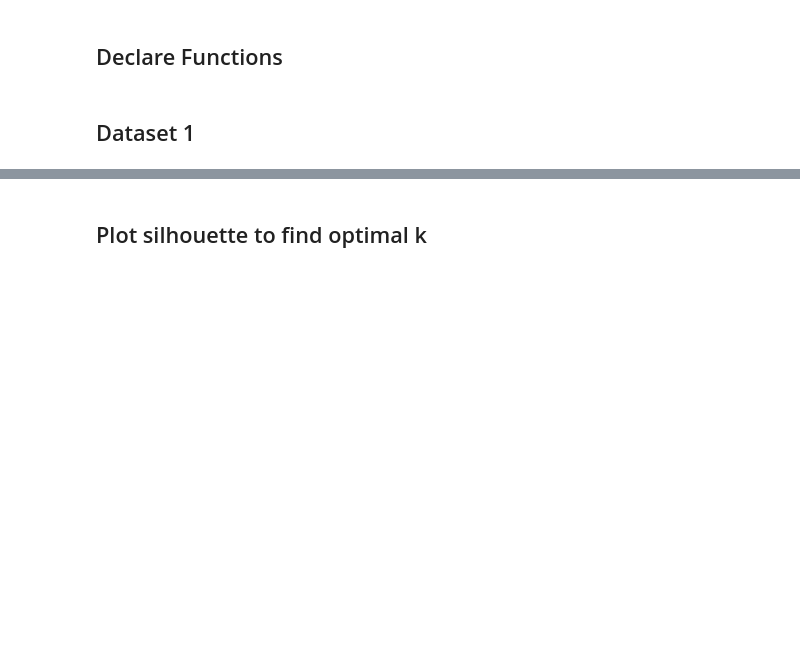
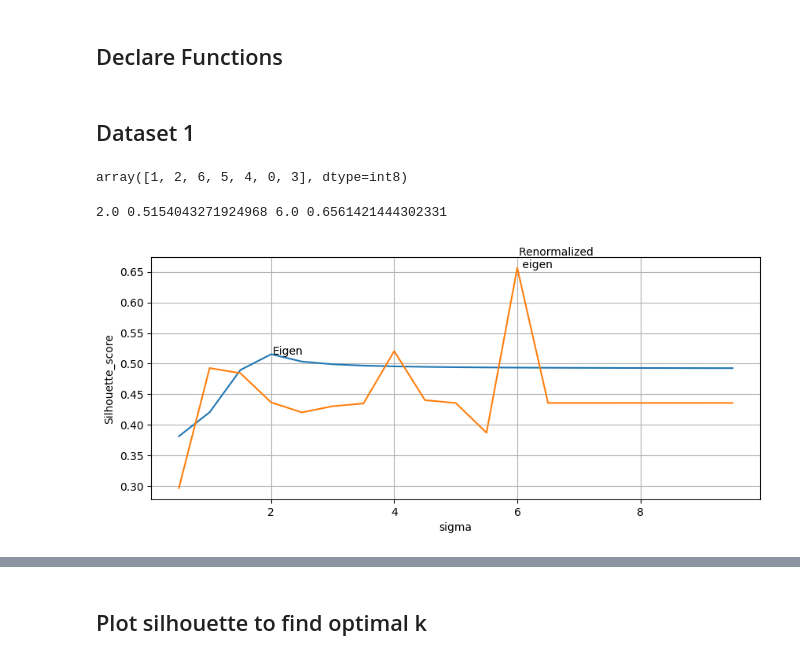
Before and after one commit to clumsyspeedboat/clustering_metaproteins, a Jupyter notebook: sc_NJW.ipynb, the cells around one changed output, grey strips where cells are left out. Drawn from its saved outputs; the diff is of its cells as text; code cells hidden in the pictures; blank space fills up the shorter version.

```diff
--- a/sc_NJW.ipynb
+++ b/sc_NJW.ipynb
@@ -181,35 +181,51 @@ df_pca_control = df_pca[['P1','P2','P3']]
+# %%
+df_pca.class_label.unique()
+# %% [output]
+array([1, 2, 6, 5, 4, 0, 3], dtype=int8)
 # %%
-## Find optimal sigma for abundant columns
-abund_vals = []
-rand_vals = []
+## Find optimal sigma for optimal silhouette
 
-for abundance in range(0, 200):
+sigma_vals = []
+rand_vals1 = []
+rand_vals2 = []
 
-    df_temp = df_csv_data.loc[:,(df_csv_data.mean() >= abundance)]
-    df_temp_norm, df_temp_pca = norm_and_pca_from_df(df_temp)
+for sigma in np.arange(0,10,0.5):
 
     try:
-        X,Y = calculate_eigen_NJW(df_temp_norm, 'euclidean', 0.25, 3)
-        clustering = KMeans(n_clusters = 3)
-        # df['cluster']  = clustering.fit_predict(U)
-        clustering.fit(Y)
-        abund_vals.append(abundance)
-        rand_vals.append(adjusted_rand_score(df_pca.class_label, clustering.labels_))
+        X,Y = calculate_eigen_NJW(df_pca_control,'euclidean', sigma, 7)
+
+        clustering1 = KMeans(n_clusters = 7)
+        clustering1.fit(X)
+        clustering2 = KMeans(n_clusters = 7)
+        clustering2.fit(Y)
+
+        sigma_vals.append(sigma)
+        rand_vals1.append(silhouette_score(X, clustering1.labels_))
+        rand_vals2.append(silhouette_score(Y, clustering2.labels_))
 
     except:
         pass
 
 
-thisdict = dict(zip(abund_vals,rand_vals))
-opt_val = max(thisdict, key = (lambda k: thisdict[k]))
+thisdict1 = dict(zip(sigma_vals,rand_vals1))
+opt_val1 = max(thisdict1, key = (lambda k: thisdict1[k]))
 
-print(opt_val)
+thisdict2 = dict(zip(sigma_vals,rand_vals2))
+opt_val2 = max(thisdict2, key = (lambda k: thisdict2[k]))
+
+print(opt_val1, thisdict1[opt_val1], opt_val2, thisdict2[opt_val2])
 
 rcParams['figure.figsize']= 10,4
-plt.plot(abund_vals, rand_vals)
-plt.xlabel('column abundance')
-plt.ylabel('Adjusted_rand_index')
-plt.title('Normalized eigen (pca data)')
+plt.plot(sigma_vals, rand_vals1)
+plt.plot(sigma_vals, rand_vals2)
+plt.xlabel('sigma')
+plt.ylabel('Silhouette_score')
+plt.annotate('Eigen', xy = (opt_val1 + 0.02, thisdict1[opt_val1]))
+plt.annotate('Renormalized \n eigen', xy = (opt_val2 + 0.02, thisdict2[opt_val2]))
+# plt.title('Normalized eigen (pca data)')
 plt.grid()
 plt.show()
+# %% [output]
+2.0 0.5154043271924968 6.0 0.6561421444302331
+[figure, added]
 # %%
```
Also changed, not shown: parts of 5 cells of this notebook.
